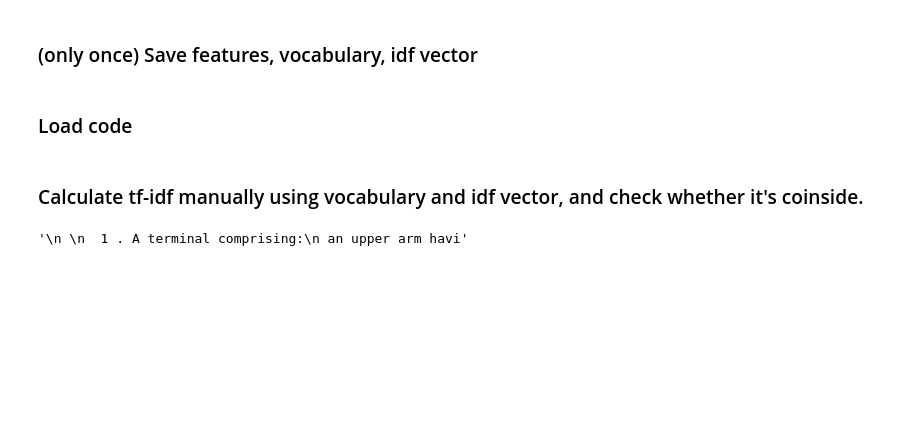
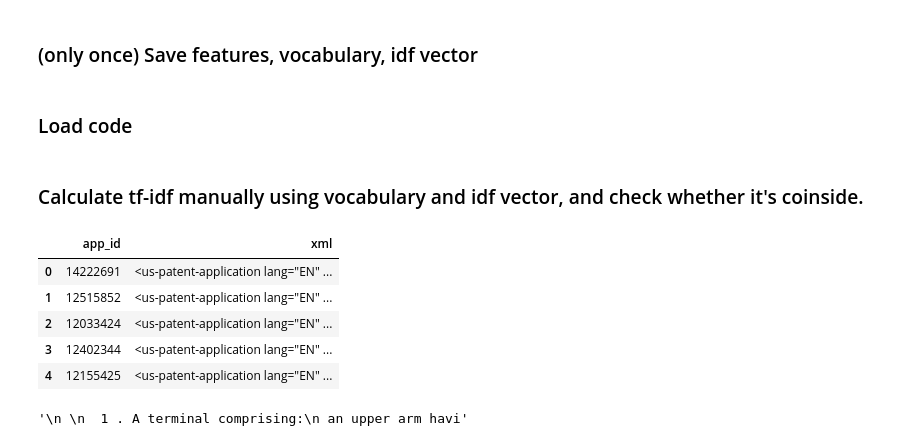
Before and after one commit to susumu2357/US-patent-analysis, a Jupyter notebook: notebook/Light_GBM.ipynb, the cells around one changed output. Saved outputs shown, nothing was run; the diff lists cells and outputs as text; code cells hidden in the pictures; blank space fills up the shorter version.

```diff
--- a/notebook/Light_GBM.ipynb
+++ b/notebook/Light_GBM.ipynb
@@ -350,3 +354,12 @@ with open("../data/grants_target_vocab_idf_dict.dat", 'rb') as f:
 ### Calculate tf-idf manually using vocabulary and idf vector, and check whether it's coinside.
 # %%
 from sklearn.feature_extraction.text import CountVectorizer
+# %%
+training_app_df.head()
+# %% [output]
+|  | app_id | xml |
+| 0 | 14222691 | <us-patent-application lang="EN" ... |
+| 1 | 12515852 | <us-patent-application lang="EN" ... |
+| 2 | 12033424 | <us-patent-application lang="EN" ... |
+| 3 | 12402344 | <us-patent-application lang="EN" ... |
+| 4 | 12155425 | <us-patent-application lang="EN" ... |
```
Also changed, not shown: parts of 14 cells of this notebook.
